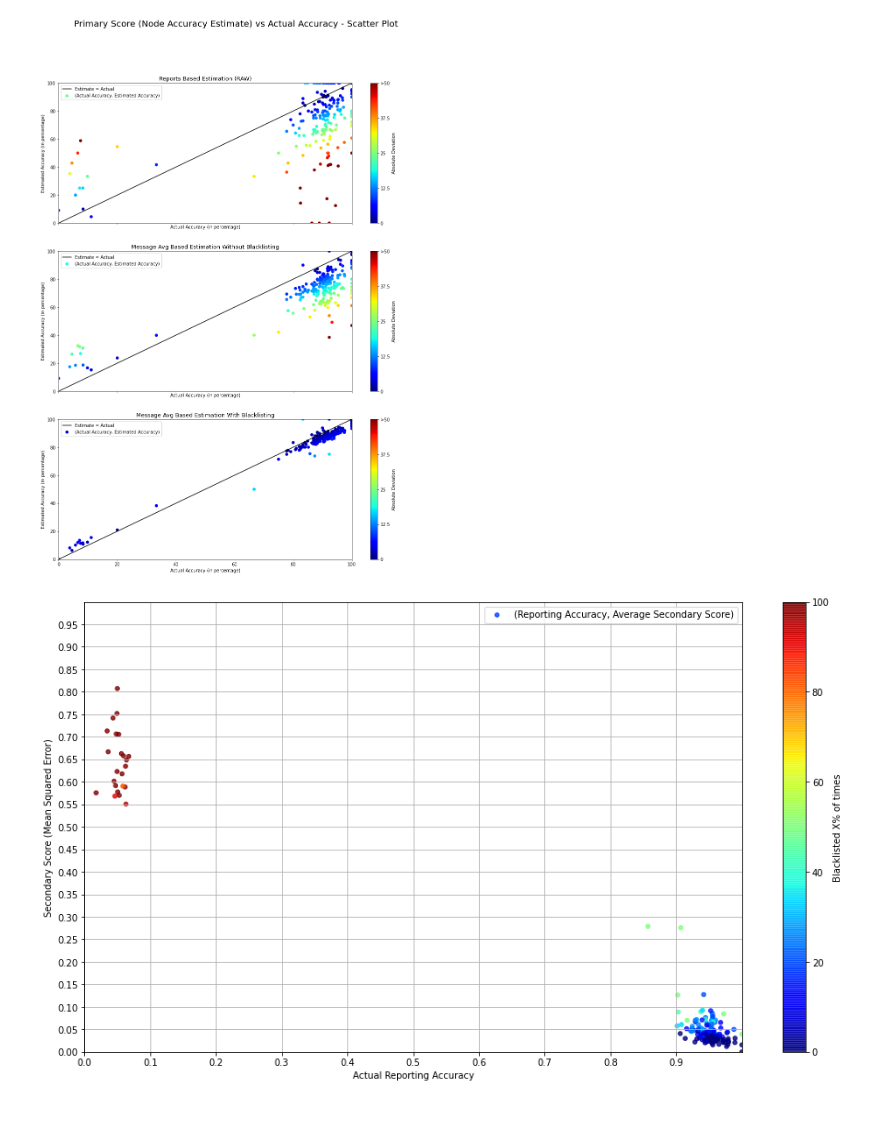
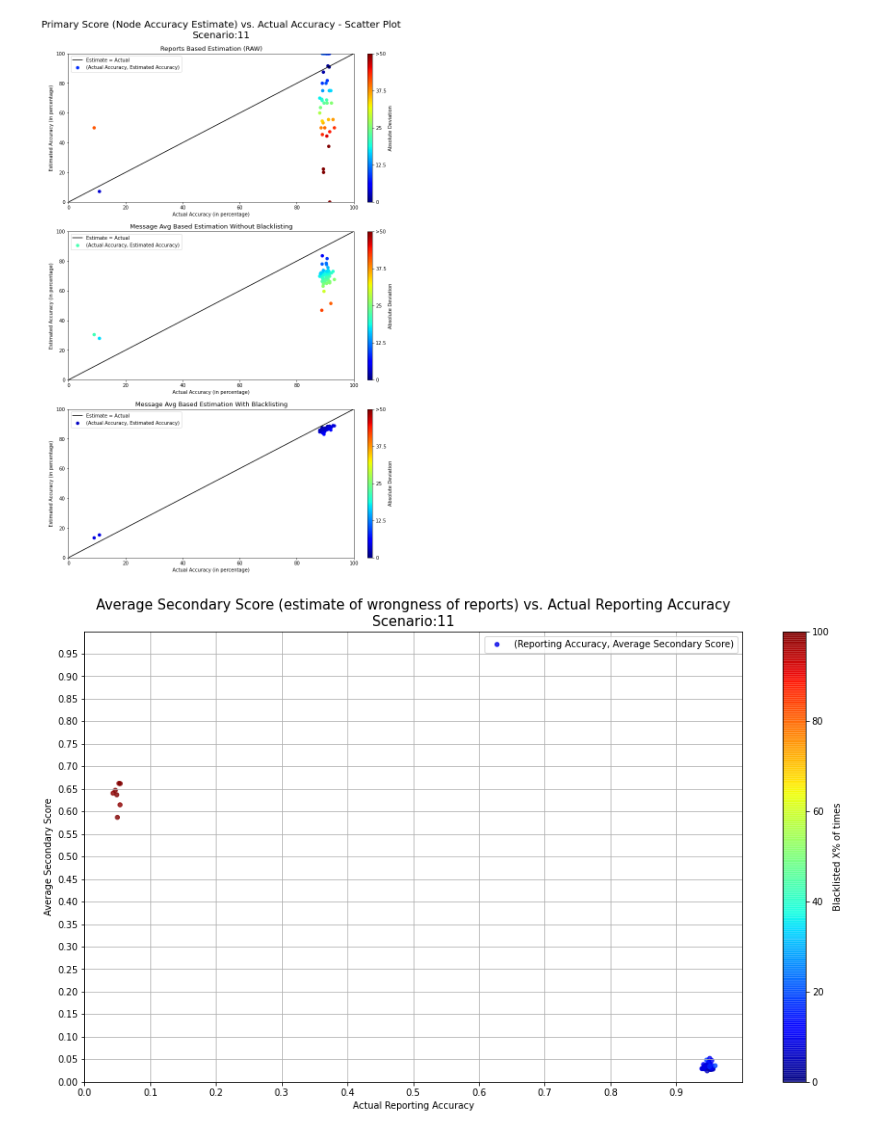
Before and after one commit to v314b0i/IoV-Reputation-Mechanism, a Jupyter notebook: examples/myProj1/R/PostAnalysis.ipynb, the cells around one changed output. Drawn from its saved outputs; the diff is of its cells as text; code cells hidden in the pictures.

```diff
--- a/examples/myProj1/R/PostAnalysis.ipynb
+++ b/examples/myProj1/R/PostAnalysis.ipynb
@@ -4,6 +4,6 @@ import glob
 import seaborn as sns
 import numpy as np
 import matplotlib.pyplot as plt
-SCN=1
-SCNstr="1"
+SCN=11
+SCNstr="11"
 # %%
@@ -223,9 +263,9 @@ def getLists(Na,RNa):
 (WOBL_nl,WOBL_rl,WOBL_cv,WOBL_noEval)=getLists(nodeAcc,RSUNodeAccWOBL)
 (RB_nl,RB_rl,RB_cv,RB_noEval)=getLists(nodeAcc,RSUNodeAccRB)
 
-f, axes = plt.subplots(3, 1, figsize=(15, 20), sharex=True)
+f, axes = plt.subplots(3, 1, figsize=(10, 16), sharex=False,constrained_layout=True)
 #sns.despine(left=True)
-f.suptitle("Primary Score (Node Accuracy Estimate) vs Actual Accuracy - Scatter Plot",
+f.suptitle("Primary Score (Node Accuracy Estimate) vs. Actual Accuracy - Scatter Plot\nScenario:"+SCNstr,
            fontsize=20,
            fontweight=500,
            variant='small-caps'
@@ -256,9 +296,9 @@ for (ax,im) in ims:
 plt.legend()
 f.savefig("/home/rohan/veins-5.0/examples/myProj1/plots/SCN"+SCNstr+"_PrimaryScoreVsActualAccuracyComparitive.svg")
 # %% [output]
-[figure, old version]
+[figure, new version]
 # %%
-# Comparison of Actual Reporting Accuracy with Secondary Score
+# Comparison of Actual Reporting Accuracy with Average Secondary Score
 skipFirstSecScore=False
 
 class evaluatedNode:
@@ -289,36 +329,40 @@ for i in nodeRepAcc.keys():
 
 
 
 
 fig=plt.figure(figsize=(16,9))
 ax = fig.gca()
+ax.set_title("Average Secondary Score (estimate of wrongness of reports) vs. Actual Reporting Accuracy\nScenario:"+SCNstr,
+           fontsize=15,
+           fontweight=500,
+           variant='small-caps')
 ax.set_xticks(np.arange(0, 1, 0.1))
 ax.set_yticks(np.arange(0, 1, 0.05))
 ax.grid(b=True,which='both',axis='both')
 ax.set_xlim(0, 1)
 ax.set_ylim(0, 1)
 ax.set_xlabel("Actual Reporting Accuracy")
-ax.set_ylabel("Secondary Score (Mean Squared Error)")
+ax.set_ylabel("Average Secondary Score")
 im=ax.scatter([i.real for i in evaluatedNodes.values()],
             [i.RSUAvg for i in evaluatedNodes.values()],
             s=20,
             c=[i.colour for i in evaluatedNodes.values()],
             label='(Reporting Accuracy, Average Secondary Score)',
             alpha=0.8)
 im.set_cmap('jet')
 cbar=f.colorbar(im, ax=ax)
 cbar.set_label("Blacklisted X% of times")
 cbar.ax.set_yticklabels(['0', '20', '40', '60', '80','100'])
 
 '''ax.hexbin([i.real for i in evaluatedNodes.values()],
           [i.RSUAvg for i in evaluatedNodes.values()],
           gridsize=20,
           bins='log',
           cmap='inferno')'''
 ax.legend()
-f.savefig('/home/rohan/veins-5.0/examples/myProj1/plots/SCN'+SCNstr+'_ReportingAccuracy_Vs_SecondaryScore.svg')
+fig.savefig('/home/rohan/veins-5.0/examples/myProj1/plots/SCN'+SCNstr+'_ReportingAccuracy_Vs_AvgSecondaryScore.svg')
 # %% [output]
-[figure, old version]
+[figure, new version]
 # %%
 
 plt.figure(figsize=(14,8))
```
Also changed, not shown: parts of 7 cells of this notebook, 44 other files.
